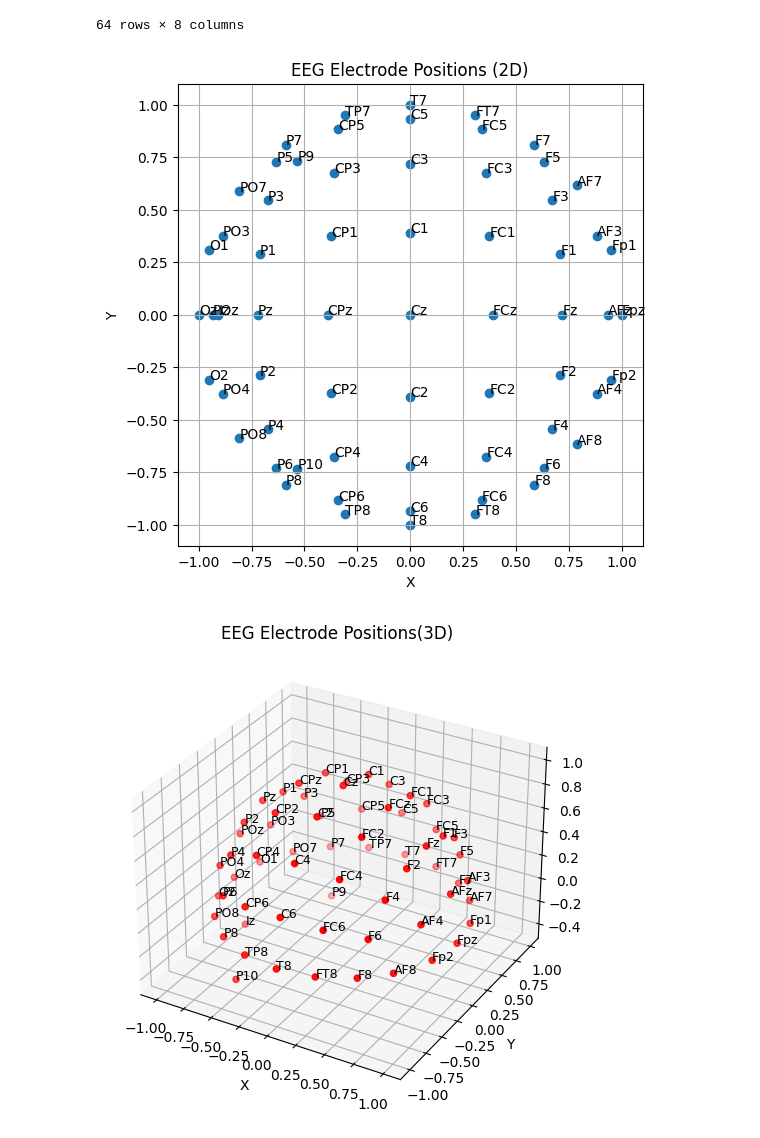
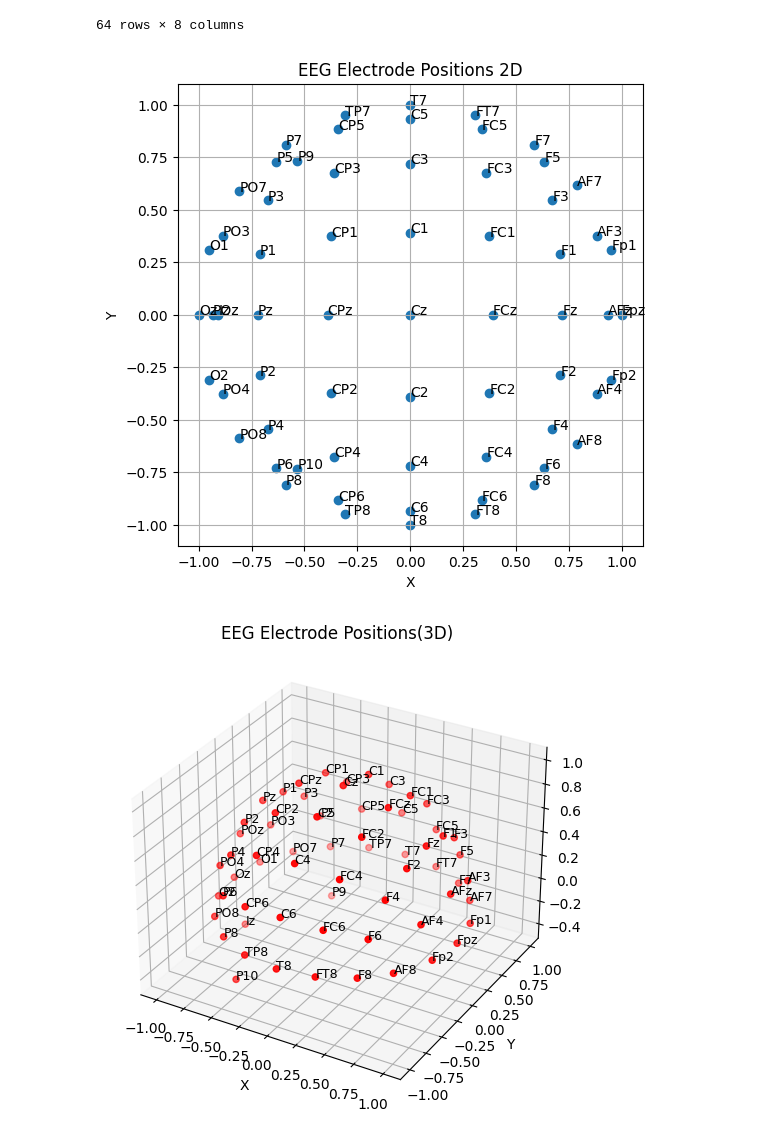
Before and after one commit to Ssalijoshua/Regulation-of-arousal-, a Jupyter notebook: eda-code.ipynb, the cells around one changed output. Cells and saved outputs as stored; diff of their text form; code cells hidden in the pictures.

```diff
--- a/eda-code.ipynb
+++ b/eda-code.ipynb
@@ -149,25 +121,19 @@ df_cleaned
 # %%
 # Plot the electrode positions
 fig, ax = plt.subplots(figsize=(6, 6))
 ax.scatter(df_cleaned['X'], df_cleaned['Y'], label='Electrodes')
 
-# Annotate each electrode with its channel label
 for i, label in enumerate(df_cleaned['Channel']):
     ax.annotate(label, (df_cleaned['X'][i], df_cleaned['Y'][i]))
 
-# Add labels, title, and grid
 ax.set_xlabel('X')
 ax.set_ylabel('Y')
-ax.set_title('EEG Electrode Positions (2D)')
+ax.set_title('EEG Electrode Positions 2D')
 plt.grid(True)
-
-# Save the figure before displaying it
-plt.savefig("2D_electrode_placement.png", dpi=300, bbox_inches="tight")
-
-# Display the plot
+plt.savefig("channel_positions.png")
 plt.show()
 # %% [output]
-[figure, old version]
+[figure, new version]
 # %%
 # Visualizing electrode placement
 
```
Also changed, not shown: parts of 31 cells of this notebook.
